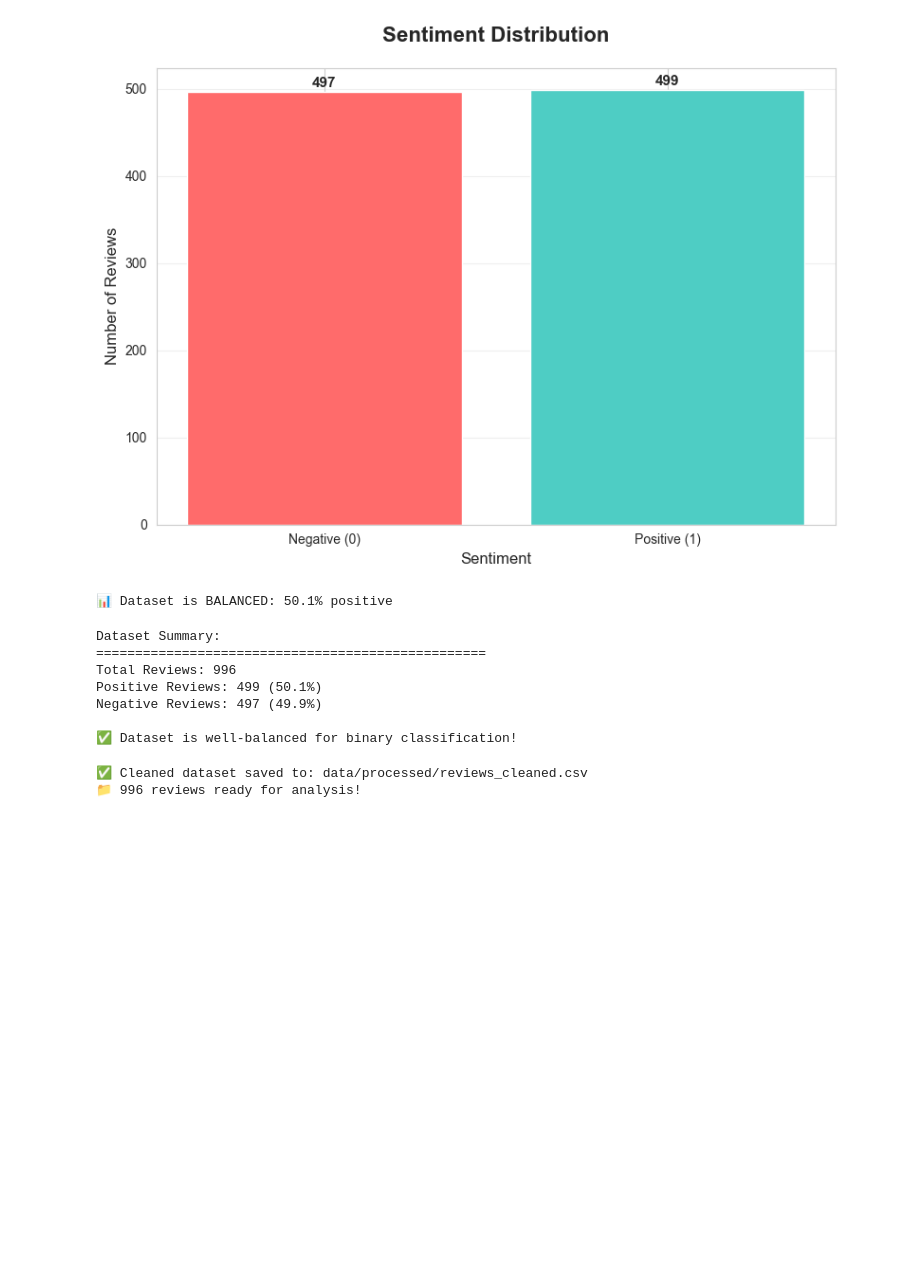
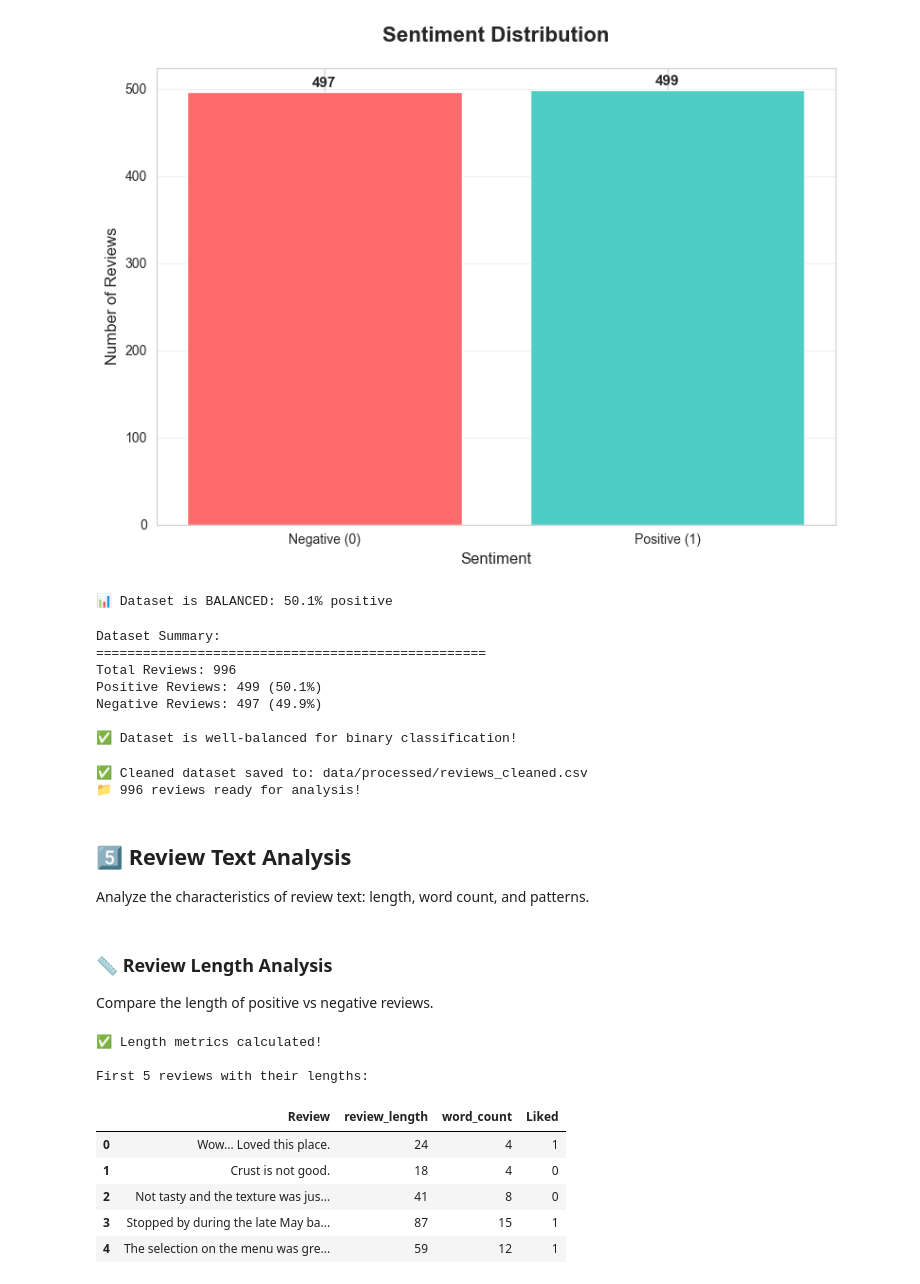
Before and after one commit to Akakinad/restaurant-sentiment-analysis, a Jupyter notebook: notebooks/01_data_exploration.ipynb, the cells around one changed output. Cells and saved outputs as stored; diff of their text form; code cells hidden in the pictures; blank space fills up the shorter version.

```diff
--- a/notebooks/01_data_exploration.ipynb
+++ b/notebooks/01_data_exploration.ipynb
@@ -233,3 +233,31 @@ print(f"📁 {len(df_clean)} reviews ready for analysis!")
 # %% [output]
 ✅ Cleaned dataset saved to: data/processed/reviews_cleaned.csv
 📁 996 reviews ready for analysis!
+# %% [markdown]
+## 5️⃣ Review Text Analysis
+
+Analyze the characteristics of review text: length, word count, and patterns.
+# %% [markdown]
+### 📏 Review Length Analysis
+
+Compare the length of positive vs negative reviews.
+# %%
+# Calculate the length of each review (number of characters)
+df_clean['review_length'] = df_clean['Review'].apply(len)
+
+# Calculate word count for each review
+df_clean['word_count'] = df_clean['Review'].apply(lambda x: len(x.split()))
+
+print("✅ Length metrics calculated!")
+print(f"\nFirst 5 reviews with their lengths:")
+df_clean[['Review', 'review_length', 'word_count', 'Liked']].head()
+# %% [output]
+✅ Length metrics calculated!
+
+First 5 reviews with their lengths:
+|  | Review | review_length | word_count | Liked |
+| 0 | Wow... Loved this place. | 24 | 4 | 1 |
+| 1 | Crust is not good. | 18 | 4 | 0 |
+| 2 | Not tasty and the texture was jus... | 41 | 8 | 0 |
+| 3 | Stopped by during the late May ba... | 87 | 15 | 1 |
+| 4 | The selection on the menu was gre... | 59 | 12 | 1 |
```
Also changed, not shown: parts of 15 cells of this notebook.
